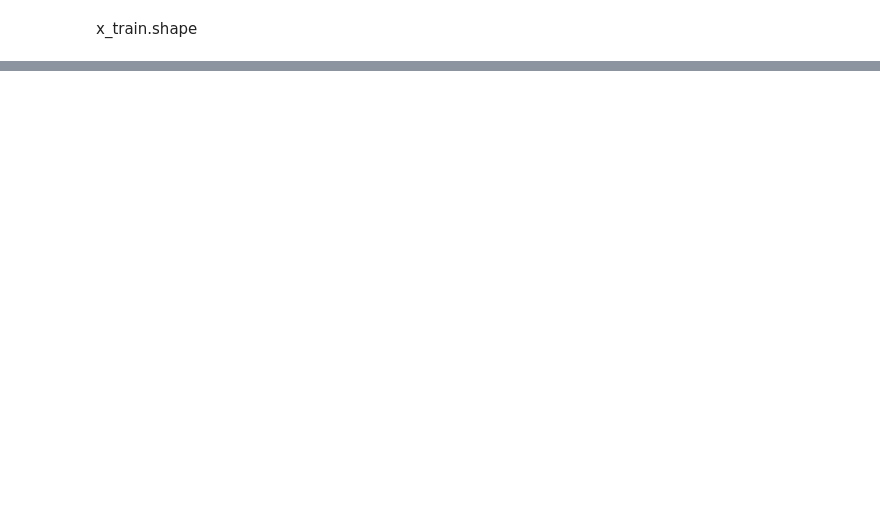
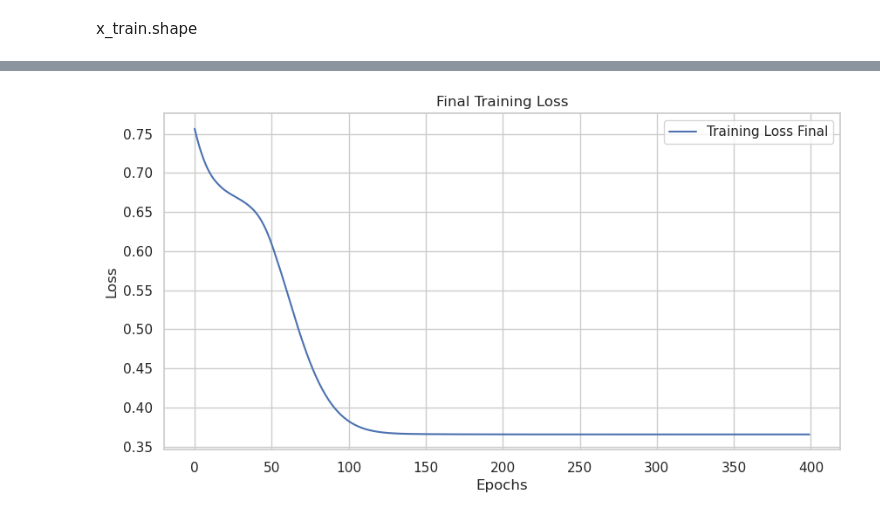
Before and after one commit to jennyqsun/evidence-chain, a Jupyter notebook: analysis/cnn_rw_single.ipynb, the cells around one changed output, grey strips where cells are left out. Drawn from its saved outputs; the diff is of its cells as text; code cells hidden in the pictures; blank space fills up the shorter version.

```diff
--- a/analysis/cnn_rw_single.ipynb
+++ b/analysis/cnn_rw_single.ipynb
@@ -104,11 +131,11 @@ chain_matrix = get_chain_matrix(sequence, count)
 # fig, ax = plot_performance_matrix(performance_matrix_test)
 # %%
 dataset, dataset_resp = make_dataset(pos, count, chain_matrix)
-x_train, x_test, y_train, y_test = train_test_split(
+x_train_val, x_test, y_train_val, y_test = train_test_split(
     dataset, dataset_resp, test_size=0.3, random_state=2024
 )
 x_train, x_val, y_train, y_val = train_test_split(
-x_train, y_train, test_size=0.25, random_state=1
+x_train_val, y_train_val, test_size=0.25, random_state=1
 )
 # %%
 x_train.shape
@@ -133,12 +162,14 @@ def create_dataset(x, y):
 train_dataset = create_dataset(x_train, y_train)
 val_dataset = create_dataset(x_val, y_val)
 test_dataset = create_dataset(x_test, y_test)
+train_val_dataset = create_dataset(x_train_val, y_train_val)
 
 # Create dataloaders
 batch_size = 32
 train_loader = DataLoader(train_dataset, batch_size=batch_size, shuffle=True)
 val_loader = DataLoader(val_dataset, batch_size=batch_size)
 test_loader = DataLoader(test_dataset, batch_size=batch_size)
+train_val_loader= DataLoader(train_val_dataset, batch_size=batch_size)
 # %% [markdown]
 x_train.shape
 # %%
@@ -165,6 +196,8 @@ def train_epoch(model, dataloader, criterion, optimizer):
     model.train()
     total_loss = 0
     for inputs, targets in dataloader:
+        if len(targets) == 1:
+            break
         inputs, targets = inputs.to(device), targets.to(device)
         optimizer.zero_grad()
         outputs = model(inputs)
@@ -182,6 +215,8 @@ def evaluate(model, dataloader, criterion):
     all_outputs = []
     with torch.no_grad():
         for inputs, targets in dataloader:
+            if len(targets) == 1:
+                break
             inputs, targets = inputs.to(device), targets.to(device)
             outputs = model(inputs)
             loss = criterion(outputs, targets)
@@ -191,7 +226,7 @@ def evaluate(model, dataloader, criterion):
     return total_loss / len(dataloader), all_outputs, all_targets
 # %%
 
-if evaluate:
+if evaluate_mode:
     PATH = f'/home/jenny/evidence-chain/simple_cnn_models/best_pos{pos}_running.pkl'
     model =CNN1D()
     model.load_state_dict(torch.load(PATH))
@@ -294,0 +442,76 @@ if not evaluate_mode:
+# %%
+num_attempts = 300
+
+
+if not evaluate_mode:
+    best_test_auc = 0
+    best_train_auc = 0
+    num_epochs_final = 400
+
+    for i in range(num_attempts):
+
+        model_2 = CNN1D().to(device)
+        # Loss function and optimizer
+        criterion = nn.BCELoss()
+        optimizer = Adam(model_2.parameters(), lr=0.0005)
+
+
+
+        train_val_losses = []
+
+        for epoch in range(num_epochs_final):
+            train_val_loss = train_epoch(model_2, train_val_loader, criterion, optimizer)
+            train_val_losses.append(train_val_loss)
+
+
+        # Evaluate AUC on the test set
+        test_loss_final, test_outputs_final, test_targets_final = evaluate(model_2, test_loader, criterion)
+        train_loss_final, train_outputs_final, train_targets_final = evaluate(model_2, train_val_loader, criterion)
+
+        test_auc_final = roc_auc_score(test_targets_final, test_outputs_final)
+        train_auc_final = roc_auc_score(train_targets_final, train_outputs_final)
+
+        print(f"===================ATTEMP {i} final training======================")
+
+        print(f'Train Loss: {train_loss_final}')
+        print(f'Train AUC: {train_auc_final}')
+
+        print(f'Test Loss: {test_loss_final}')
+        print(f'Test AUC: {test_auc_final}')
+
+
+        if test_auc_final >best_test_auc and train_auc_final>best_train_auc:
+            best_test_auc = test_auc_final
+            best_train_auc = train_auc_final
+            PATH = f'/home/jenny/evidence-chain/simple_cnn_models/best_pos{pos}_final.pkl'
+            torch.save(model_2.state_dict(), PATH)
+            print("saved a better final model!")
+
+                # # Plot training and validation losses
+            plt.figure(figsize=(10, 5))
+            plt.plot(train_val_losses, label='Training Loss Final')
+            plt.title('Final Training Loss')
+            plt.xlabel('Epochs')
+            plt.ylabel('Loss')
+            plt.legend()
+            plt.show()
+
+            conv_bias = model_2.conv1.bias.data
+            weights = model_2.conv1.weight.data
+            fc_weights = model_2.fc1.weight.data
+
+            kernel = weights.cpu().numpy()
+            fc_bias = fc_weights.cpu().numpy()
+            conv_bias = conv_bias.cpu().numpy()
+            mydict = {}
+            mykeys = ["kernel", "position","fc_bias", "conv_bias"]
+            values = [kernel, pos, fc_bias, conv_bias]
+            for key, value in zip(mykeys, values):
+                # Here you can add conditions or transformations
+                mydict[key] = value
+            # Save the dictionary into a pickle file
+
+            FILEPATH  = os.path.join(SAVE_DIR, f"pos{pos}_param_final.pkl")
+            with open(FILEPATH, 'wb') as pickle_file:
+                pickle.dump(mydict, pickle_file)
+# %% [output]
@@ -294,0 +524 @@ if not evaluate_mode:
+[figure, added]
```
Also changed, not shown: parts of 10 cells of this notebook, 6 other files.
